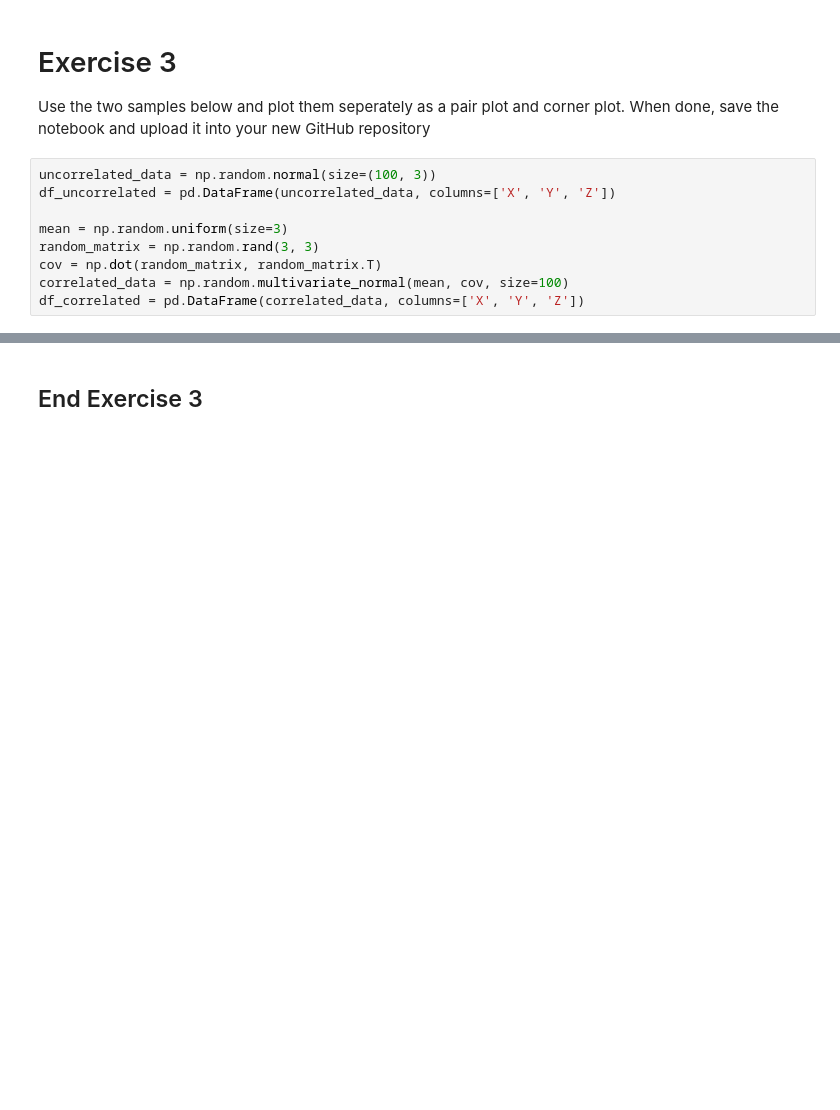
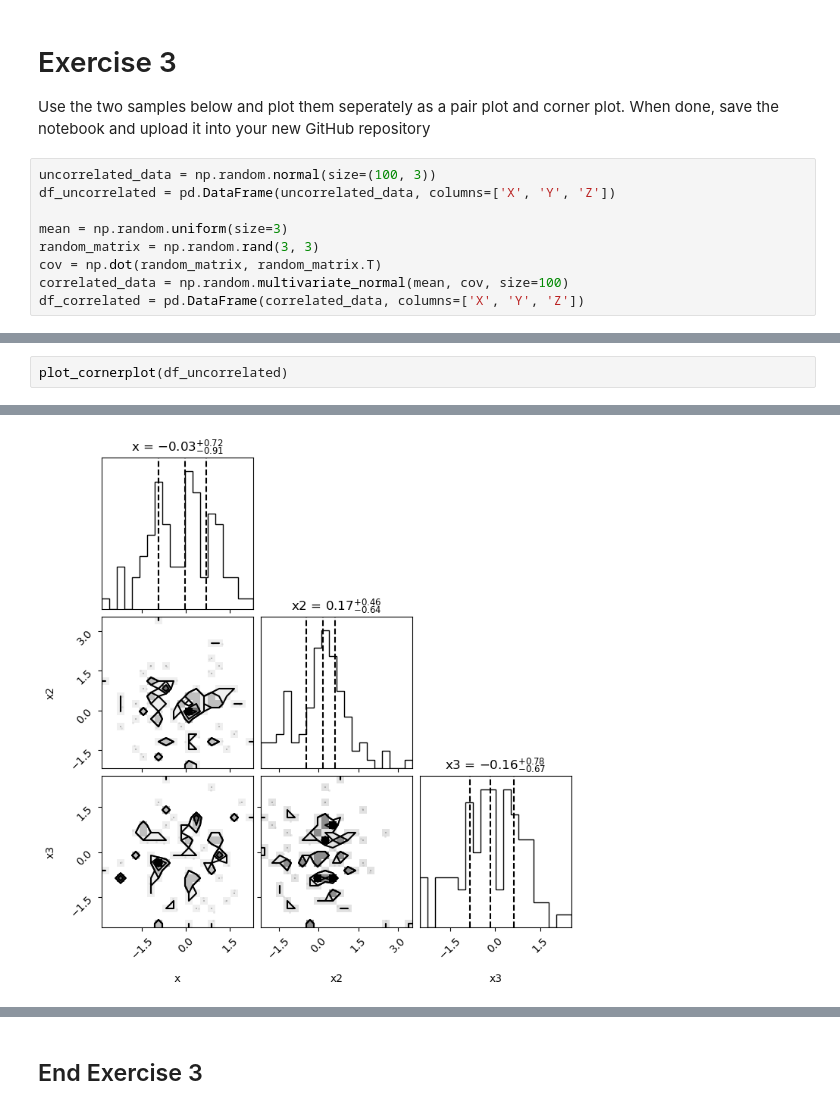
Before and after one commit to da25ade/Applied-Data-Science1, a Jupyter notebook: Version Control and Further Graphs.ipynb, the cells around one changed output, grey strips where cells are left out. Cells and saved outputs as stored; diff of their text form; blank space fills up the shorter version.

```diff
--- a/Version Control and Further Graphs.ipynb
+++ b/Version Control and Further Graphs.ipynb
@@ -281,0 +327,3 @@ df_correlated = pd.DataFrame(correlated_data, columns=['X', 'Y', 'Z'])
+# %%
+plot_cornerplot(df_uncorrelated)
+# %% [output]
@@ -281,0 +333 @@ df_correlated = pd.DataFrame(correlated_data, columns=['X', 'Y', 'Z'])
+[figure, added]
```
Also changed, not shown: parts of 16 cells of this notebook, 1 other file.
